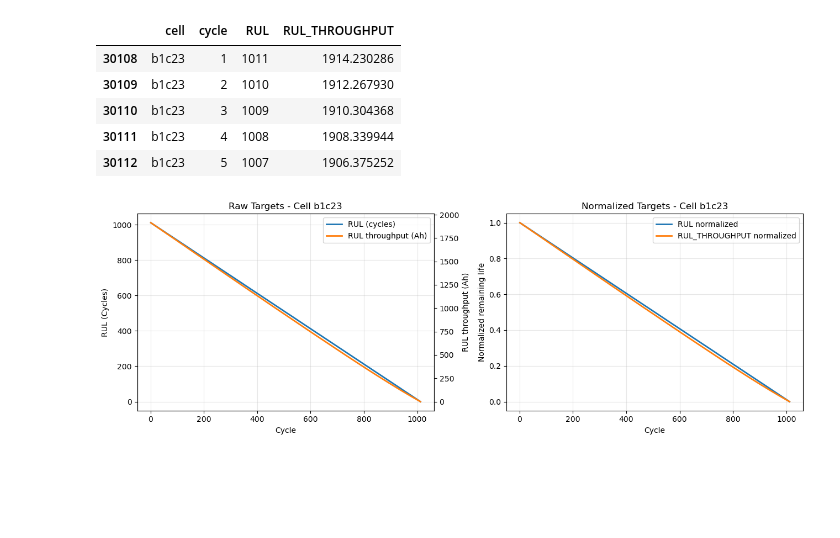
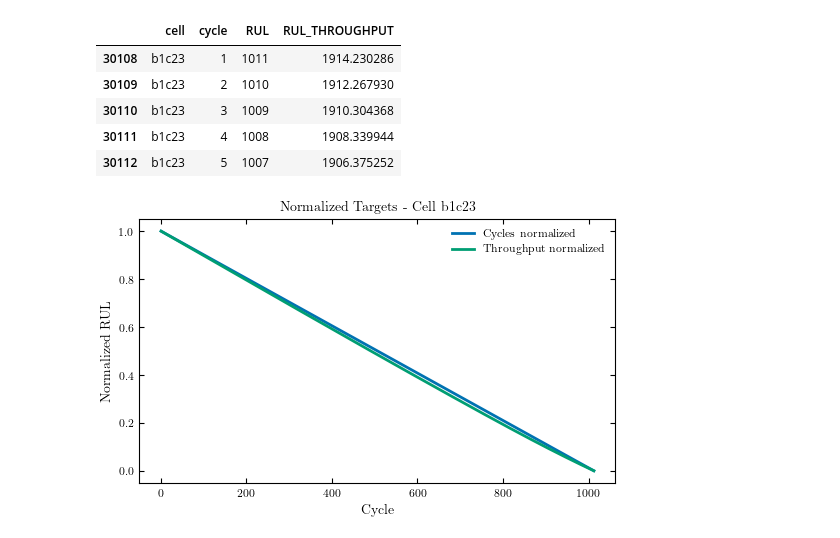
Before and after one commit to gabriel-buzzi/battery-soh-rul-modeling, a Jupyter notebook: notebooks/data_analysis/20260309-gbs-rul-throughput-comparison.ipynb, the cells around one changed output. Saved outputs shown, nothing was run; the diff lists cells and outputs as text; code cells hidden in the pictures; blank space fills up the shorter version.

```diff
--- a/notebooks/data_analysis/20260309-gbs-rul-throughput-comparison.ipynb
+++ b/notebooks/data_analysis/20260309-gbs-rul-throughput-comparison.ipynb
@@ -10,14 +13,7 @@ import pandas as pd
+# %%
+with initialize(version_base=None, config_path='../../config'):
+    cfg = compose(config_name="config")
+# %%
+ROOT_PATH = Path().absolute().parent.parent
 # %%
-repo_root = Path().absolute().parent.parent
-
-features_path = repo_root / "data" / "interim" / "features.parquet"
-print(f"Loading features from: {features_path}")
-
-if not features_path.exists():
-    raise FileNotFoundError(
-        f"Features file not found at {features_path}. "
-        "Run feature extraction first (src/data/make_features.py)."
-    )
-
-features_df = pd.read_parquet(features_path)
-features_df.head()
+features_path = ROOT_PATH / cfg['data']['features_data_path']
@@ -70,57 +68,31 @@ Number of cycles: 1012
 | 30111 | b1c23 | 4 | 1008 | 1908.339944 |
 | 30112 | b1c23 | 5 | 1007 | 1906.375252 |
 # %%
-fig, axes = plt.subplots(1, 2, figsize=(13, 4.5))
-ax1 = axes[0]
-ax2 = ax1.twinx()
-
-# Raw targets (different units).
-(l1,) = ax1.plot(
-    cell_df["cycle"],
-    cell_df["RUL"],
-    label="RUL (cycles)",
-    linewidth=2,
-    c="C0",
-)
-(l2,) = ax2.plot(
-    cell_df["cycle"],
-    cell_df["RUL_THROUGHPUT"],
-    label="RUL throughput (Ah)",
-    linewidth=2,
-    c="C1",
-)
-ax1.set_title(f"Raw Targets - Cell {example_cell}")
-ax1.set_xlabel("Cycle")
-ax1.set_ylabel("RUL (Cycles)")
-ax2.set_ylabel("RUL throughput (Ah)")
-ax1.grid(alpha=0.3)
-ax1.legend(handles=[l1, l2])
+fig, ax = create_figure(layout_type="one_and_a_half")
 
 # Normalized comparison (shape only).
 rul_norm = cell_df["RUL"] / cell_df["RUL"].max()
 rul_through_norm = cell_df["RUL_THROUGHPUT"] / cell_df["RUL_THROUGHPUT"].max()
 
-axes[1].plot(
+ax.plot(
     cell_df["cycle"],
     rul_norm,
-    label="RUL normalized",
+    label="Cycles normalized",
     linewidth=2,
     c="C0",
 )
-axes[1].plot(
+ax.plot(
     cell_df["cycle"],
     rul_through_norm,
-    label="RUL_THROUGHPUT normalized",
+    label="Throughput normalized",
     linewidth=2,
     c="C1",
 )
-axes[1].set_title(f"Normalized Targets - Cell {example_cell}")
-axes[1].set_xlabel("Cycle")
-axes[1].set_ylabel("Normalized remaining life")
-axes[1].grid(alpha=0.3)
-axes[1].legend()
+ax.set_title(f"Normalized Targets - Cell {example_cell}")
+ax.set_xlabel("Cycle")
+ax.set_ylabel("Normalized RUL")
+ax.legend()
 
-fig.tight_layout()
 plt.show()
 # %% [output]
-[figure, old version]
+[figure, new version]
```
Also changed, not shown: parts of 4 cells of this notebook, 9 other files.
